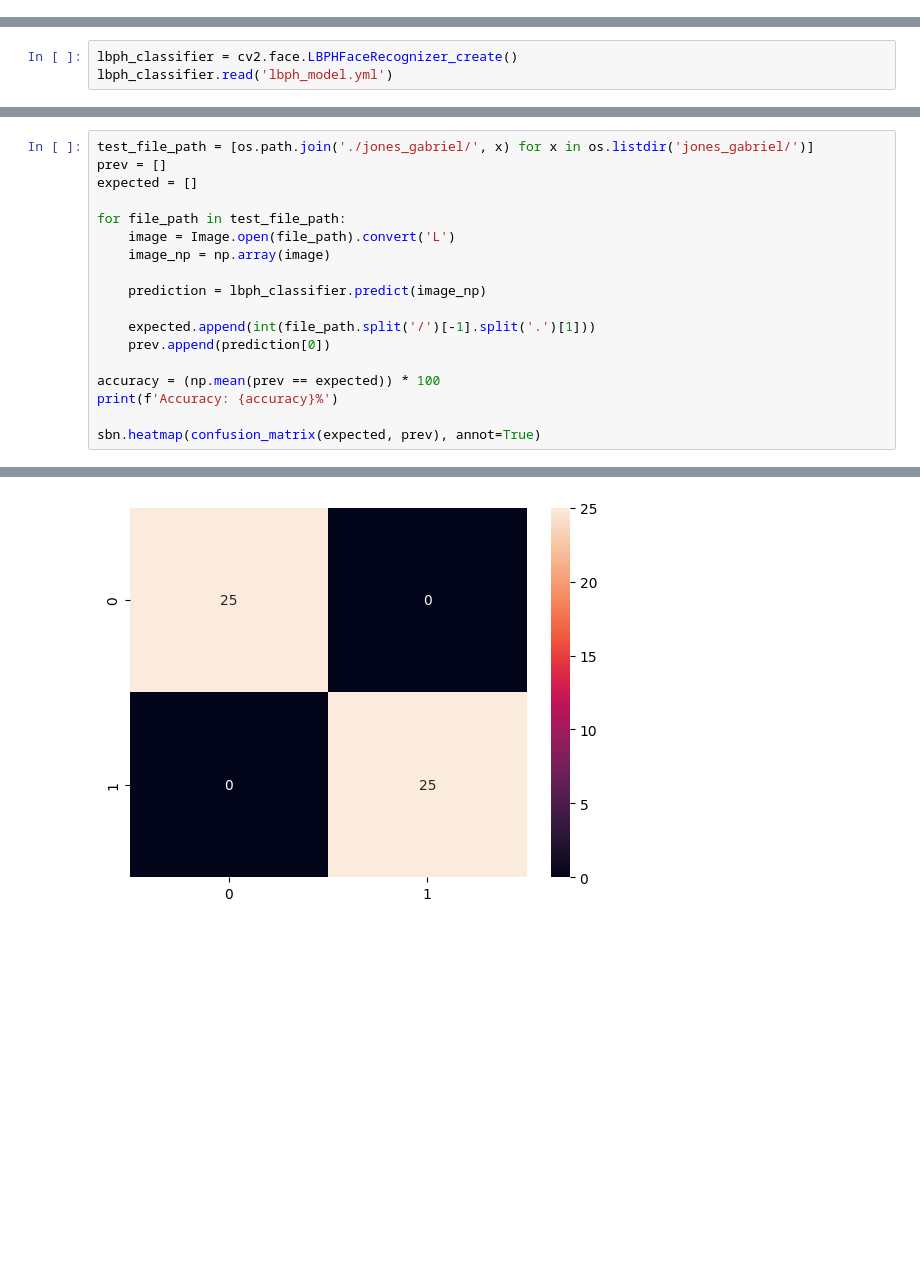
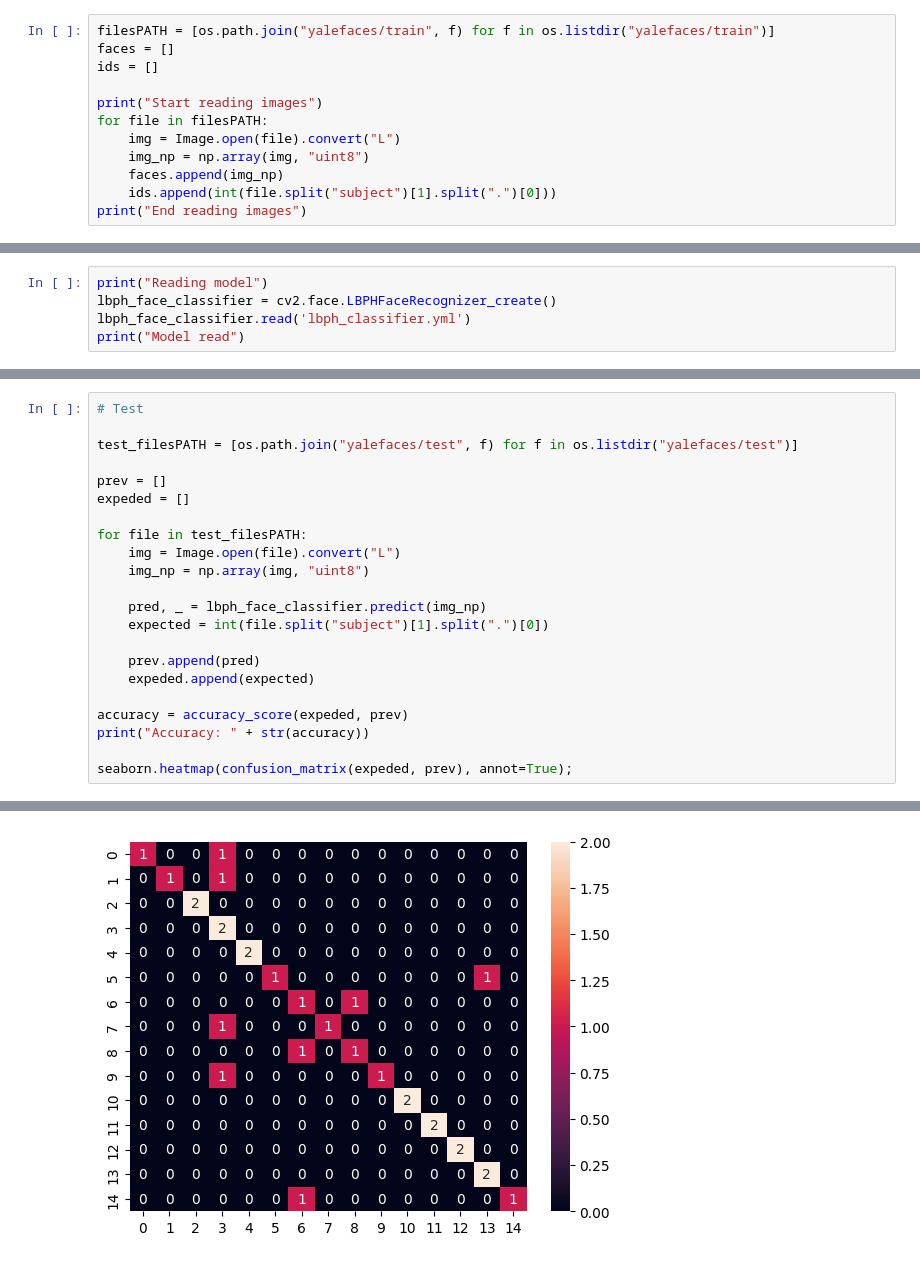
Before and after one commit to KauaHenSilva/python_facial_detection, a Jupyter notebook: face_detection_using_IBPH.ipynb, the cells around one changed output, grey strips where cells are left out. Saved outputs shown, nothing was run; the diff lists cells and outputs as text; blank space fills up the shorter version.

```diff
--- a/face_detection_using_IBPH.ipynb
+++ b/face_detection_using_IBPH.ipynb
@@ -68,0 +48,12 @@ Treinando Modelo
+# %%
+filesPATH = [os.path.join("yalefaces/train", f) for f in os.listdir("yalefaces/train")]
+faces = []
+ids = []
+
+print("Start reading images")
+for file in filesPATH:
+    img = Image.open(file).convert("L")
+    img_np = np.array(img, "uint8")
+    faces.append(img_np)
+    ids.append(int(file.split("subject")[1].split(".")[0]))
+print("End reading images")
@@ -75,3 +77,5 @@ Lendo o Modelo
 # %%
-lbph_classifier = cv2.face.LBPHFaceRecognizer_create()
-lbph_classifier.read('lbph_model.yml')
+print("Reading model")
+lbph_face_classifier = cv2.face.LBPHFaceRecognizer_create()
+lbph_face_classifier.read('lbph_classifier.yml')
+print("Model read")
@@ -80,19 +85,23 @@ Testando o modelo
 # %%
-test_file_path = [os.path.join('./jones_gabriel/', x) for x in os.listdir('jones_gabriel/')]
+# Test
+
+test_filesPATH = [os.path.join("yalefaces/test", f) for f in os.listdir("yalefaces/test")]
+
 prev = []
-expected = []
+expeded = []
 
-for file_path in test_file_path:
-    image = Image.open(file_path).convert('L')
-    image_np = np.array(image)
+for file in test_filesPATH:
+    img = Image.open(file).convert("L")
+    img_np = np.array(img, "uint8")
 
-    prediction = lbph_classifier.predict(image_np)
+    pred, _ = lbph_face_classifier.predict(img_np)
+    expected = int(file.split("subject")[1].split(".")[0])
 
-    expected.append(int(file_path.split('/')[-1].split('.')[1]))
-    prev.append(prediction[0])
+    prev.append(pred)
+    expeded.append(expected)
 
-accuracy = (np.mean(prev == expected)) * 100
-print(f'Accuracy: {accuracy}%')
+accuracy = accuracy_score(expeded, prev)
+print("Accuracy: " + str(accuracy))
 
-sbn.heatmap(confusion_matrix(expected, prev), annot=True)
+seaborn.heatmap(confusion_matrix(expeded, prev), annot=True);
 # %% [output]
@@ -101 +109 @@ Accuracy: 100.0%
-[figure, old version]
+[figure, new version]
```
Also changed, not shown: parts of 17 cells of this notebook.
